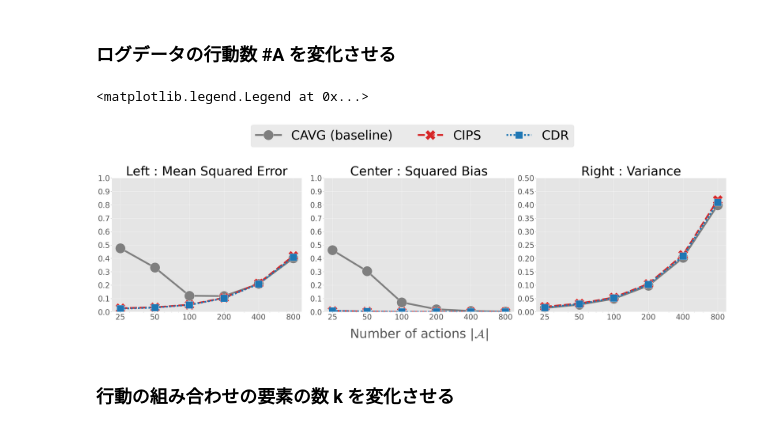
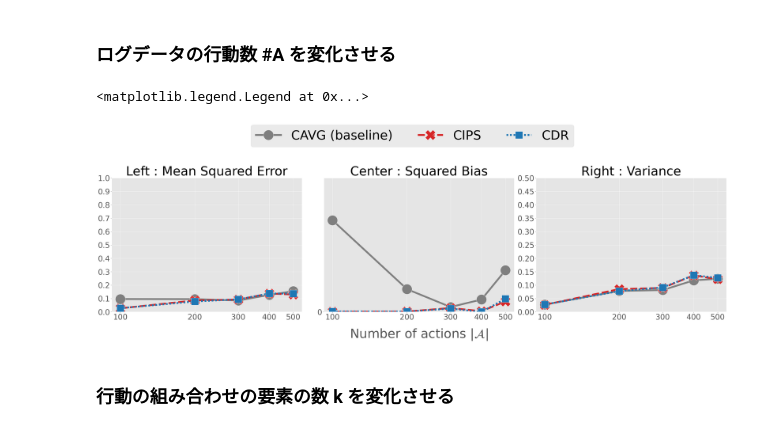
Before and after one commit to RickHub0115/Estimator-for-Offline-Policy-Evaluation-of-Recommending-Multiple-Actions-Considering-Platform-Wide-R, a Jupyter notebook: ope.ipynb, the cells around one changed output. Saved outputs shown, nothing was run; the diff lists cells and outputs as text; code cells hidden in the pictures.

```diff
--- a/ope.ipynb
+++ b/ope.ipynb
@@ -156,13 +156,13 @@ fig.legend(["CAVG (baseline)", "CIPS", "CDR"], fontsize=50, bbox_to_anchor=(0.5,
 ### ログデータの行動数 **#A** を変化させる
 # %%
 ## シミュレーション設定
-num_runs = 10000
+num_runs = 5000
 dim_x = 10
-num_data = 2000
+num_data = 5000
 beta = -0.3 # データ収集方策のパラメータ
 random_state = 12345
 random_ = check_random_state(random_state)
-num_actions_list = [25, 50, 100, 200, 400, 800]
+num_actions_list = [100, 200, 300, 400, 500]
 k = 5
 # %%
 result_df_list = []
@@ -248,36 +248,36 @@ for i, y in enumerate(["se", "bias", "variance"]):
         hue="est",
         ax=ax,
         ci=None,
         palette=["tab:grey", "tab:red","tab:blue"],
         data=result_df_actions.query("est=='cavg' or est == 'cips' or est == 'cdr' ")
     )
     ax.set_title(y_label_dict[y], fontsize=50)
     # yaxis
     ax.set_ylabel("")
     if y == "se":
         ax.set_ylim(0.0, 1.0)
         ax.set_yticks(np.arange(0.0, 1.1, 0.1))
     elif y == "bias":
-        ax.set_ylim(0.0, 1.0)
-        ax.set_yticks(np.arange(0.0, 1.1, 0.1))
+        ax.set_ylim(0.0, 0.1)
+        ax.set_yticks(np.arange(0.0, 0.1, 0.1))
     elif y == "variance":
         ax.set_ylim(0.0, 0.5)
         ax.set_yticks(np.arange(0.0, 0.55, 0.05))
     ax.tick_params(axis="y", labelsize=30)
     ax.yaxis.set_label_coords(-0.1, 0.5)
     # xaxis
     ax.set_xscale("log")
     if i == 1:
         ax.set_xlabel(r"Number of actions $|\mathcal{A}|$", fontsize=50)
     else:
         ax.set_xlabel(r"", fontsize=40)
     ax.set_xticks(num_actions_list)
     ax.set_xticklabels(num_actions_list, fontsize=30)
     ax.xaxis.set_label_coords(0.5, -0.12)
 fig.legend(["CAVG (baseline)", "CIPS", "CDR"], fontsize=50, bbox_to_anchor=(0.5, 1.15), ncol=4, loc="center")
 # %% [output]
 <matplotlib.legend.Legend at 0x...>
-[figure, old version]
+[figure, new version]
 # %% [markdown]
 ### 行動の組み合わせの要素の数 **k** を変化させる
 # %%
```
Also changed, not shown: parts of 15 cells of this notebook, 4 other files.
